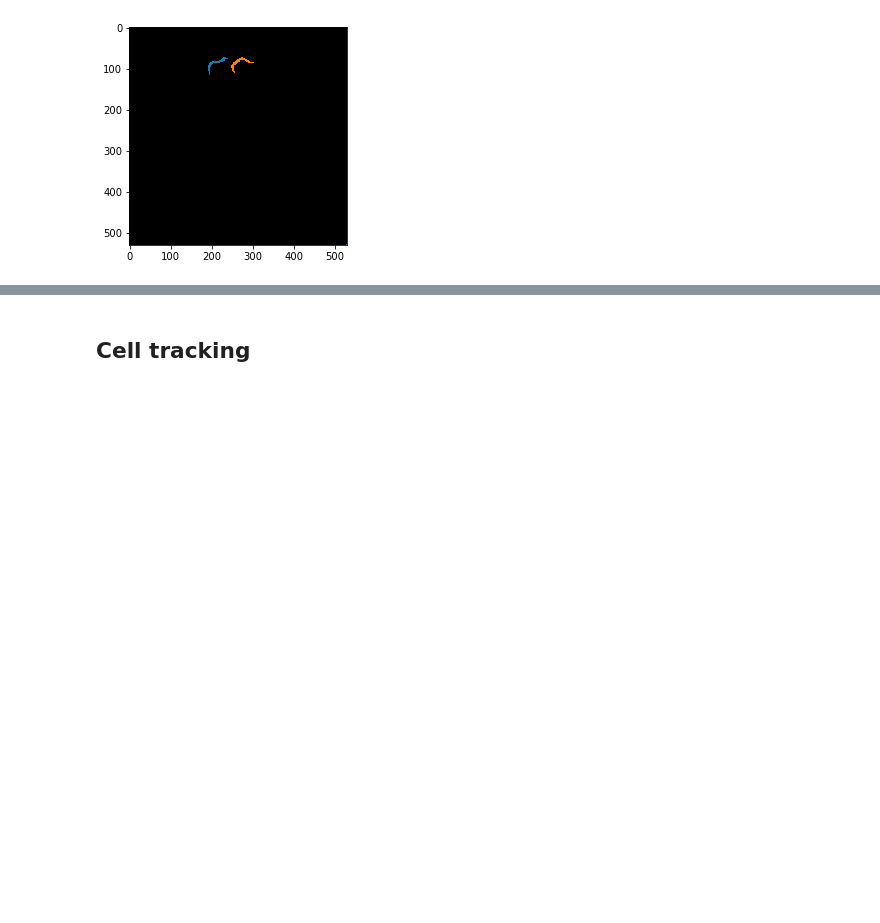
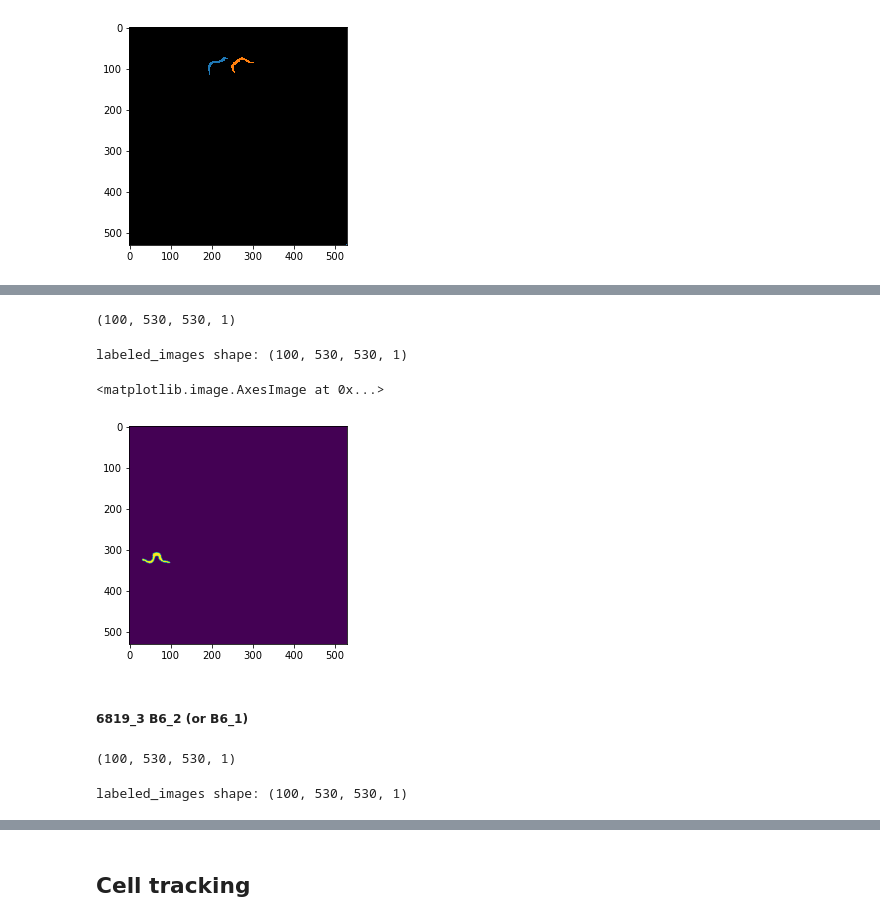
Before and after one commit to RosaryYao/msc_wormtracking, a Jupyter notebook: track_worms_2.ipynb, the cells around one changed output, grey strips where cells are left out. Drawn from its saved outputs; the diff is of its cells as text; code cells hidden in the pictures; blank space fills up the shorter version.

```diff
--- a/track_worms_2.ipynb
+++ b/track_worms_2.ipynb
@@ -265,0 +273,73 @@ np.save('../segmented/6819_3/D7_seg_1.npy', labeled_images)
+# %%
+a6_1x = np.load("../22956819/A6_raw_1.npy")
+a6_1x.shape
+# %% [output]
+(100, 530, 530, 1)
+# %%
+images = pixelwise_model.predict(a6_1x)[-1]
+images_fgbg = fgbg_model.predict(a6_1x)[-1]
+# %%
+threshold = 0.8
+
+fg_thresh = images_fgbg[..., 1] > threshold
+fg_thresh = np.expand_dims(fg_thresh, axis=-1)
+
+images_post_fgbg = images * fg_thresh
+# %%
+image_list = []
+
+labeled_images = []
+for i in range(images_post_fgbg.shape[0]):
+    interior = images_post_fgbg[i, ..., 2] > .5
+    labeled_image = label(interior)
+    labeled_image = morphology.remove_small_objects(
+        labeled_image, min_size=130, connectivity=1)  ## min_size=50
+    labeled_images.append(labeled_image)
+labeled_images = np.array(labeled_images)
+labeled_images = np.expand_dims(labeled_images, axis=-1)
+
+image_list.append(labeled_images)
+
+print('labeled_images shape:', labeled_images.shape)
+# %% [output]
+labeled_images shape: (100, 530, 530, 1)
+# %%
+plt.imshow(labeled_images[10, ..., 0])
+# %% [output]
+<matplotlib.image.AxesImage at 0x...>
+[figure, added]
+# %% [markdown]
+##### 6819_3 B6_2 (or B6_1)
+# %%
+b6_2x = np.load("../6819_3/B6_raw_1.npy")
+b6_2x.shape
+# %% [output]
+(100, 530, 530, 1)
+# %%
+images = pixelwise_model.predict(b6_2x)[-1]
+images_fgbg = fgbg_model.predict(b6_2x)[-1]
+
+threshold = 0.8
+
+fg_thresh = images_fgbg[..., 1] > threshold
+fg_thresh = np.expand_dims(fg_thresh, axis=-1)
+
+images_post_fgbg = images * fg_thresh
+
+image_list = []
+
+labeled_images = []
+for i in range(images_post_fgbg.shape[0]):
+    interior = images_post_fgbg[i, ..., 2] > .5
+    labeled_image = label(interior)
+    labeled_image = morphology.remove_small_objects(
+        labeled_image, min_size=130, connectivity=1)  ## min_size=50
+    labeled_images.append(labeled_image)
+labeled_images = np.array(labeled_images)
+labeled_images = np.expand_dims(labeled_images, axis=-1)
+
+image_list.append(labeled_images)
+
+print('labeled_images shape:', labeled_images.shape)
+# %% [output]
+labeled_images shape: (100, 530, 530, 1)
```
Also changed, not shown: parts of 5 cells of this notebook, 8 other files.
